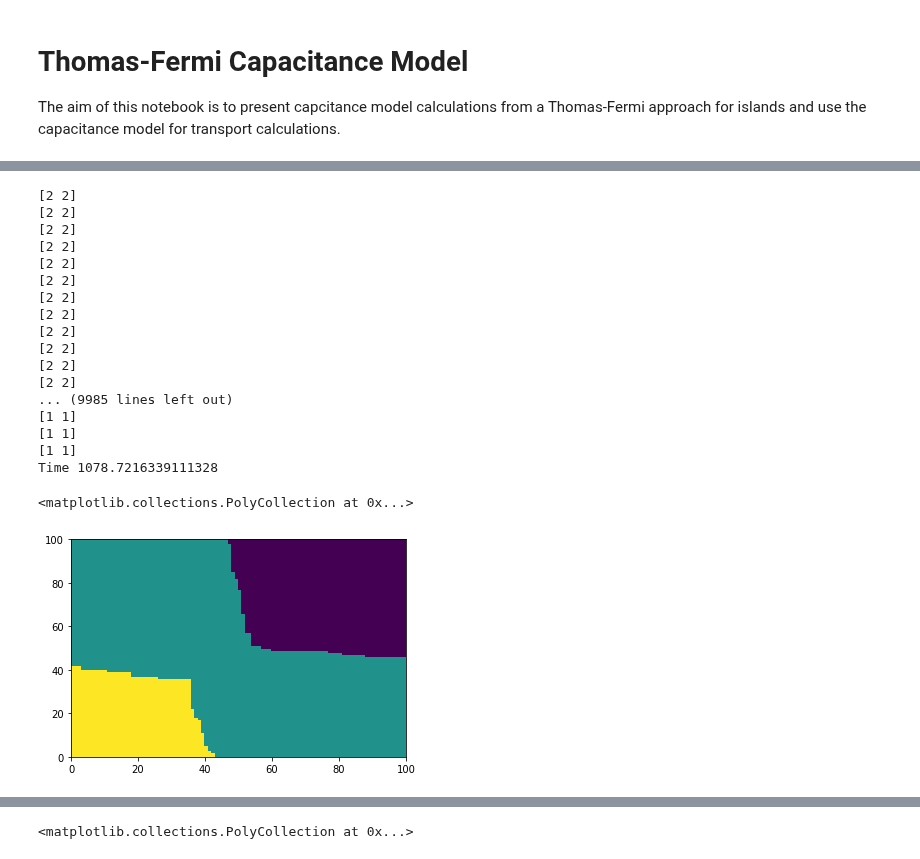
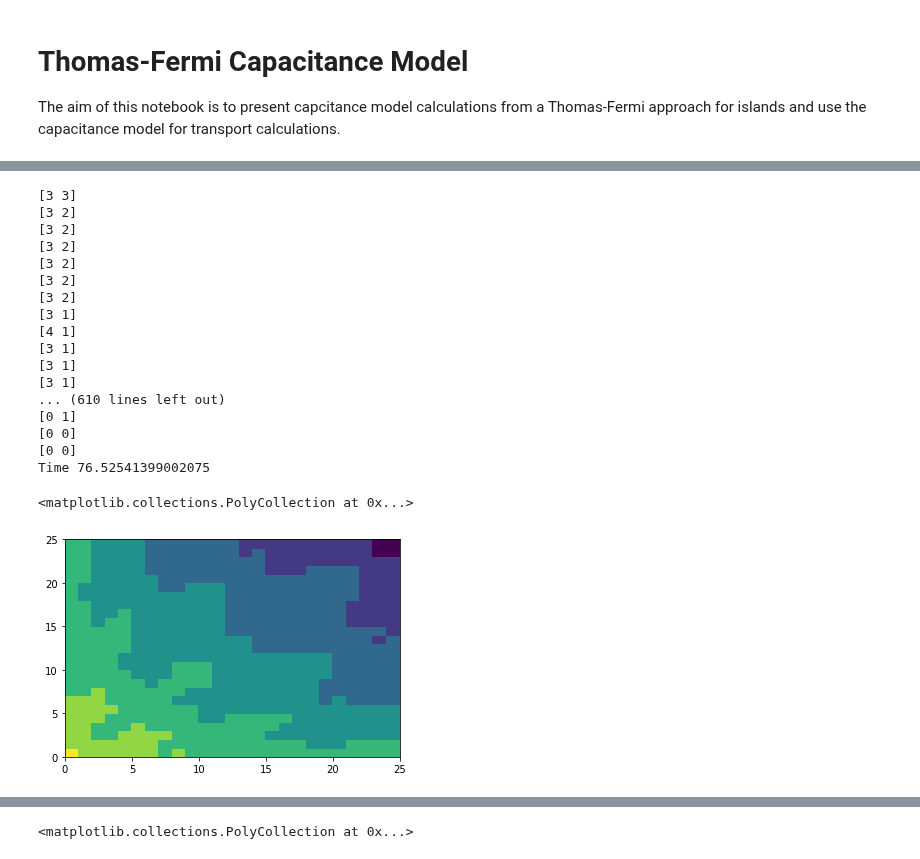
Before and after one commit to Quantumgame/quantum-ml, a Jupyter notebook: test_notebooks/tf_cap_model.ipynb, the cells around one changed output, grey strips where cells are left out. Cells and saved outputs as stored; diff of their text form; code cells hidden in the pictures.

```diff
--- a/test_notebooks/tf_cap_model.ipynb
+++ b/test_notebooks/tf_cap_model.ipynb
@@ -41,7 +41,7 @@ class ThomasFermi():
 
         def f(x):
             np_polylog = np.frompyfunc(mpmath.polylog, 2, 1)
-            output = -1e-2*np_polylog(1,-np.exp(100*x))
+            output = -5e-2*np_polylog(1,-np.exp(100*x))
             # cast from mpc array to numpy array
             return np.array(list(map(lambda x : complex(x),output)))
 
@@ -126,7 +126,7 @@ class ThomasFermi():
         def cap_func(i,j):
             energy = 0.0
             if i == j:
-                energy += c_k*np.sum(n_list[i]*n_list[i])# + np.sum((V - mu)*n_list[i])
+                energy += c_k*np.sum(n_list[i]*n_list[i]) + np.sum((V - mu)*n_list[i])
 
             energy += np.dot(np.dot(n_list[i].T,self.K_mat),n_list[j])
             return energy
@@ -264,15 +264,15 @@ sys.path.append("/Users/sandesh/repos/quantum-ml/nanowire_model/")
 import potential_profile
 
 x = np.linspace(-1,1,100)
-K_0 = 0.005e-1
+K_0 = 0.05e-1
 
 def find_V(x,list_b):
     V = potential_profile.V_x_wire(x,list_b) #+ 100e-3*x**2
     return V
 
 # gate voltages
-V_0 = 500e-3
-V_1 = 200e-3
+V_0 = 100e-3
+V_1 = 100e-3
 def_gates = [[400e-3,0.0,0.5,0.05]]
 list_b = def_gates + [[V_0,-0.5,0.5,0.05],[V_1,0.5,0.5,0.05]]
 V_x = find_V(x,list_b)
@@ -319,46 +319,46 @@ Time 0.17589306831359863
 # %%
-N_v = 100
-Vd1_vec = np.linspace(200e-3,500e-3,N_v)
-Vd2_vec = np.linspace(200e-3,500e-3,N_v)
+N_v = 25
+Vd1_vec = np.linspace(100e-3,600e-3,N_v)
+Vd2_vec = np.linspace(100e-3,600e-3,N_v)
 # list_list_b is a list of the possible set of gate voltages which is later converted into a potential profile
-list_list_b = [def_gates + [[a,-0.5,0.5,0.05],[b,0.5,0.5,0.05]] for a in Vd1_vec for b in Vd2_vec]
+list_list_b = [def_gates + [[x,-0.5,0.5,0.05],[y,0.5,0.5,0.05]] for x in Vd1_vec for y in Vd2_vec]
 
 st = time.time()
 tf = ThomasFermi(physics)
 def wrapper(V_x):
     tf.physics['V_x'] = V_x
     try:
         #config = tf.calc_state_current()
         config = tf.calc_stable_charge_config()
     #short circuit condition
     except KeyError as e:
         config = (0)
-    print(config)
+    #print(config)
     return config
 
 charge_config = [wrapper(find_V(x,y)) for y in list_list_b]
 print("Time",time.time()-st)
 plt.pcolor(np.array([np.sum(x) for x in charge_config]).reshape((N_v,N_v)))
 # %% [output]
-[2 2]
-[2 2]
-[2 2]
-[2 2]
-[2 2]
-[2 2]
-[2 2]
-[2 2]
-[2 2]
-[2 2]
-[2 2]
-[2 2]
-... (9985 lines left out)
-[1 1]
-[1 1]
-[1 1]
-Time 1078.7216339111328
+[3 3]
+[3 2]
+[3 2]
+[3 2]
+[3 2]
+[3 2]
+[3 2]
+[3 1]
+[4 1]
+[3 1]
+[3 1]
+[3 1]
+... (610 lines left out)
+[0 1]
+[0 0]
+[0 0]
+Time 76.52541399002075
 <matplotlib.collections.PolyCollection at 0x...>
-[figure, old version]
+[figure, new version]
 # %%
 N_v = 100
 Vd1_vec = np.linspace(200e-3,500e-3,N_v)
```
Also changed, not shown: parts of 2 cells of this notebook, 2 other files.
